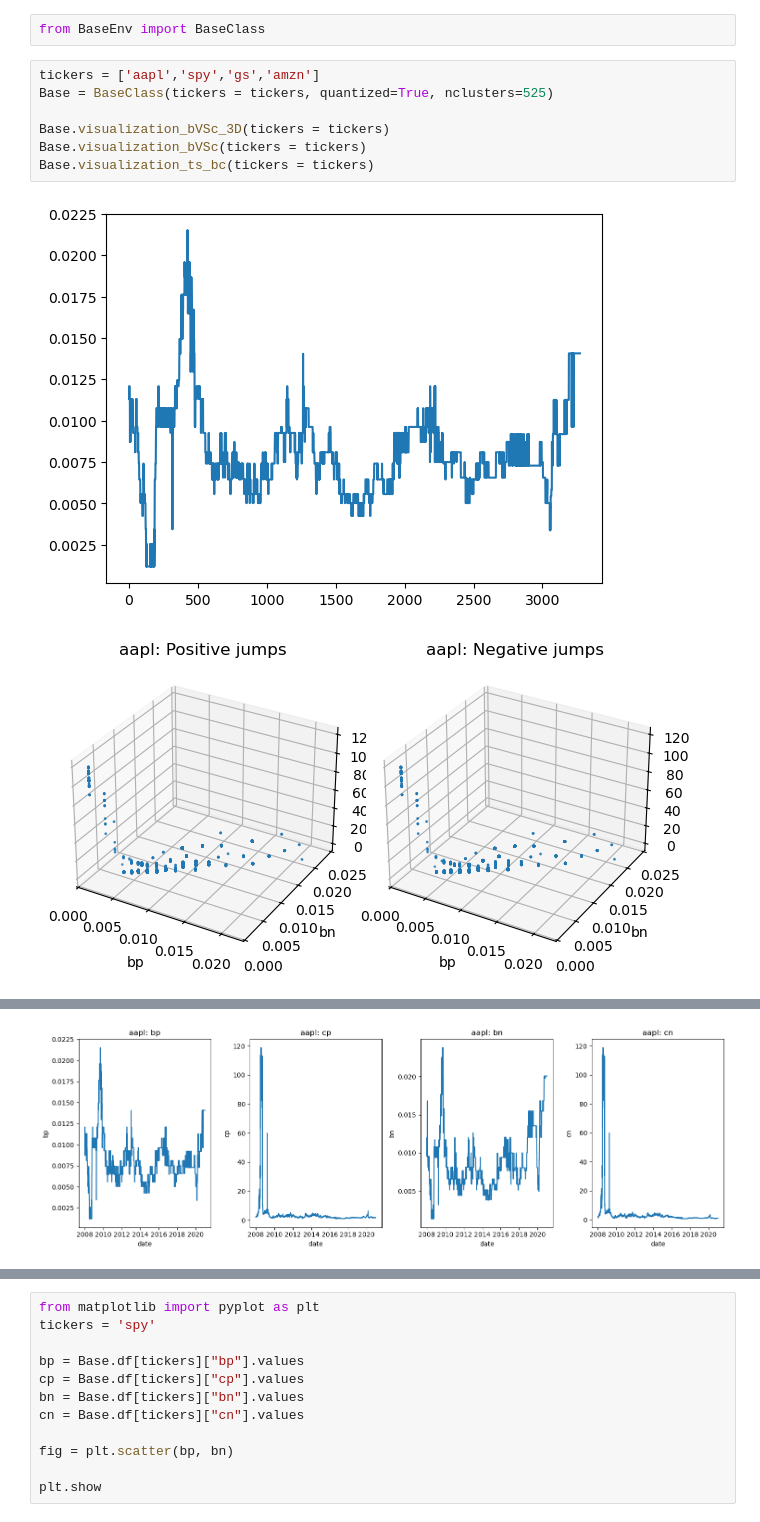
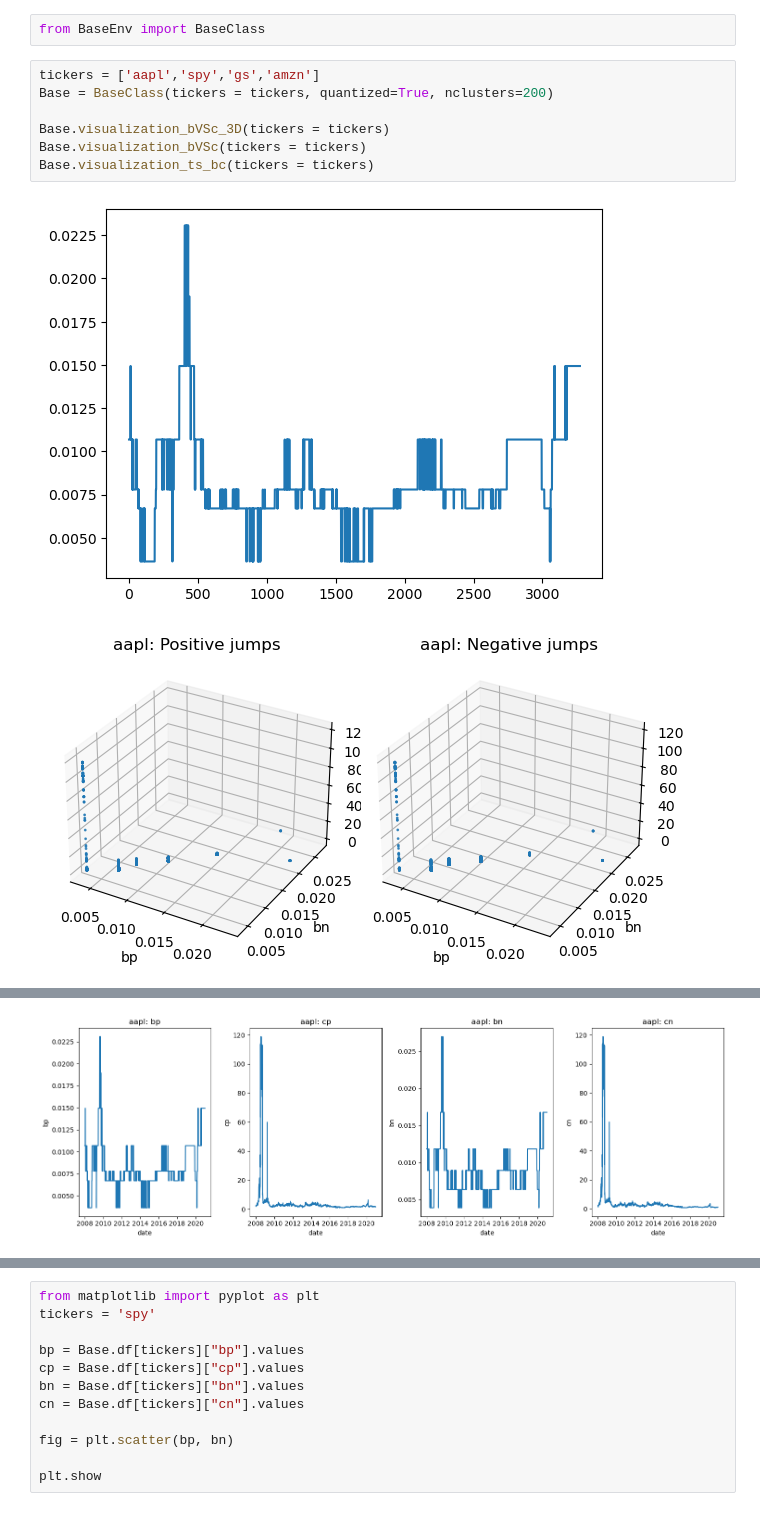
Before and after one commit to yshirai999/Simulating-Volatility-Scenarios, a Jupyter notebook: DataPlots.ipynb, the cells around one changed output, grey strips where cells are left out. Drawn from its saved outputs; the diff is of its cells as text.

```diff
--- a/DataPlots.ipynb
+++ b/DataPlots.ipynb
@@ -2,11 +2,11 @@
 from BaseEnv import BaseClass
 # %%
 tickers = ['aapl','spy','gs','amzn']
-Base = BaseClass(tickers = tickers, quantized=True, nclusters=525)
+Base = BaseClass(tickers = tickers, quantized=True, nclusters=200)
 
 Base.visualization_bVSc_3D(tickers = tickers)
 Base.visualization_bVSc(tickers = tickers)
 Base.visualization_ts_bc(tickers = tickers)
 # %% [output]
-[figure, old version]
+[figure, new version]
-[figure, old version]
+[figure, new version]
@@ -22,4 +22,4 @@ Base.visualization_ts_bc(tickers = tickers)
-[figure, old version]
+[figure, new version]
 ... (3 outputs left out)
 # %%
 from matplotlib import pyplot as plt
```
Also changed, not shown: parts of 1 cell of this notebook.
